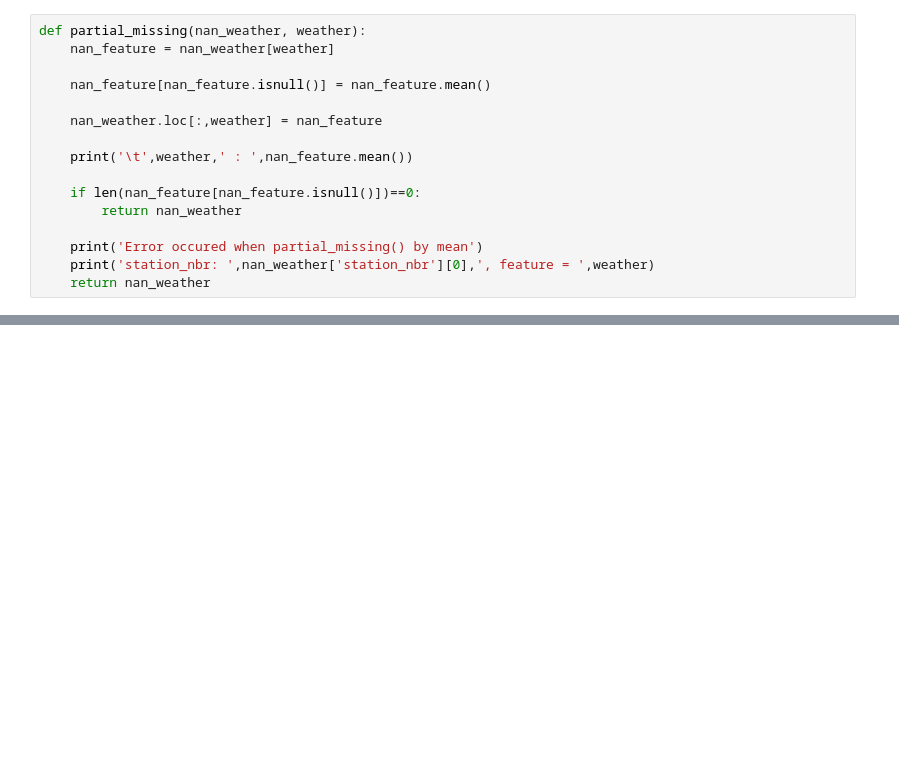
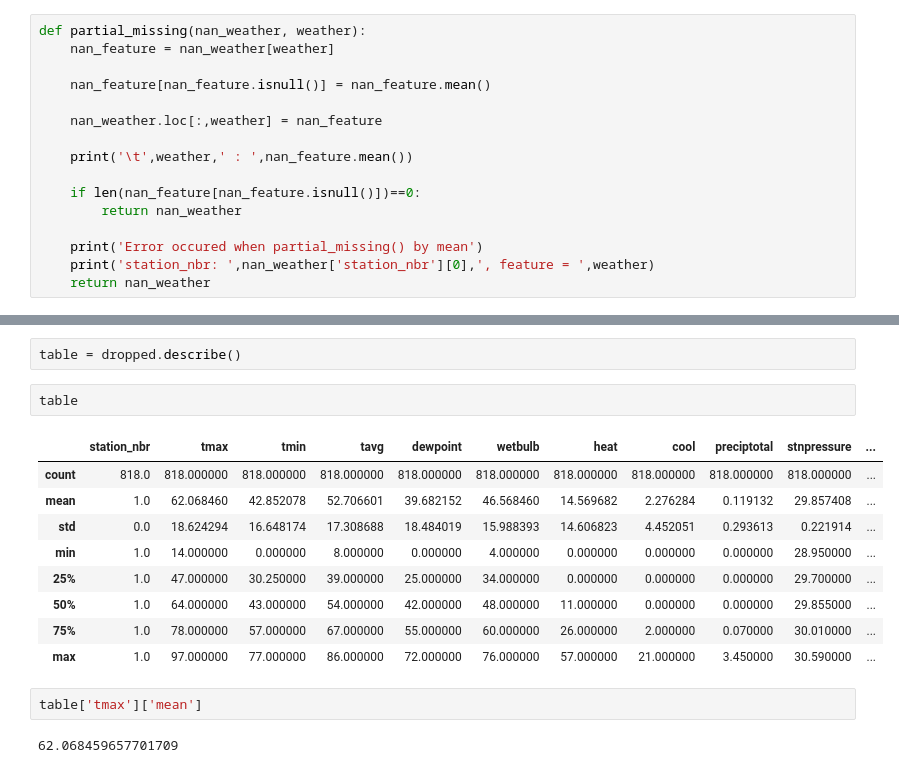
Before and after one commit to lucaseo/dss7-walmart-project, a Jupyter notebook: jw/fill_missing_by_closest.ipynb, the cells around one changed output, grey strips where cells are left out. Drawn from its saved outputs; the diff is of its cells as text; blank space fills up the shorter version.

```diff
--- a/jw/fill_missing_by_closest.ipynb
+++ b/jw/fill_missing_by_closest.ipynb
@@ -176,0 +223,18 @@ how
+# %%
+table = dropped.describe()
+# %%
+table
+# %% [output]
+|  | station_nbr | tmax | tmin | tavg | dewpoint | wetbulb | heat | cool | preciptotal | stnpressure | ... |
+| count | 818.0 | 818.000000 | 818.000000 | 818.000000 | 818.000000 | 818.000000 | 818.000000 | 818.000000 | 818.000000 | 818.000000 | ... |
+| mean | 1.0 | 62.068460 | 42.852078 | 52.706601 | 39.682152 | 46.568460 | 14.569682 | 2.276284 | 0.119132 | 29.857408 | ... |
+| std | 0.0 | 18.624294 | 16.648174 | 17.308688 | 18.484019 | 15.988393 | 14.606823 | 4.452051 | 0.293613 | 0.221914 | ... |
+| min | 1.0 | 14.000000 | 0.000000 | 8.000000 | 0.000000 | 4.000000 | 0.000000 | 0.000000 | 0.000000 | 28.950000 | ... |
+| 25% | 1.0 | 47.000000 | 30.250000 | 39.000000 | 25.000000 | 34.000000 | 0.000000 | 0.000000 | 0.000000 | 29.700000 | ... |
+| 50% | 1.0 | 64.000000 | 43.000000 | 54.000000 | 42.000000 | 48.000000 | 11.000000 | 0.000000 | 0.000000 | 29.855000 | ... |
+| 75% | 1.0 | 78.000000 | 57.000000 | 67.000000 | 55.000000 | 60.000000 | 26.000000 | 2.000000 | 0.070000 | 30.010000 | ... |
+| max | 1.0 | 97.000000 | 77.000000 | 86.000000 | 72.000000 | 76.000000 | 57.000000 | 21.000000 | 3.450000 | 30.590000 | ... |
+# %%
+table['tmax']['mean']
+# %% [output]
+62.068459657701709
```
Also changed, not shown: parts of 21 cells of this notebook, 2 other files.
